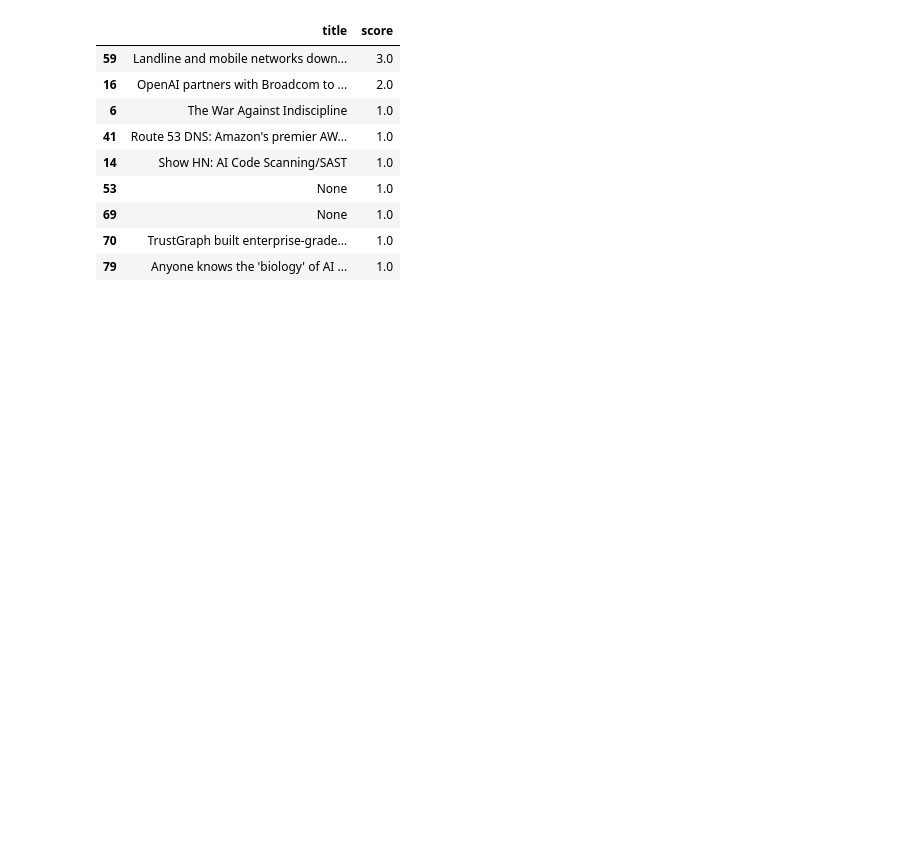
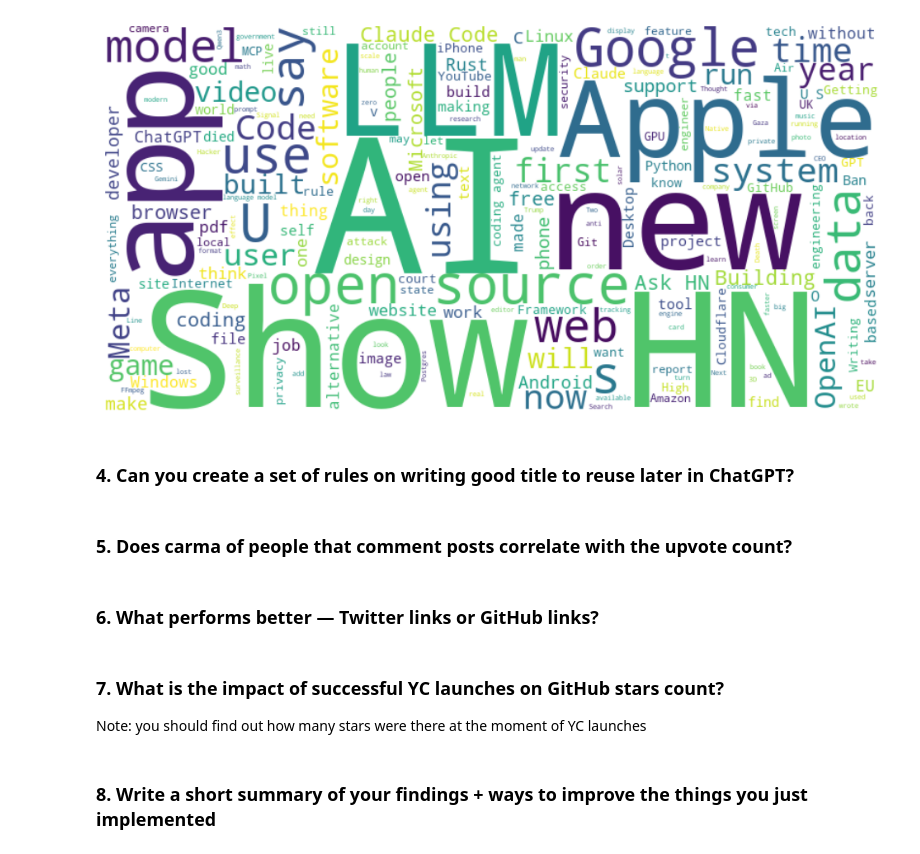
Before and after one commit to dmitrijun/hackernews_analytics, a Jupyter notebook: notebooks/eda.ipynb, the cells around one changed output. Cells and saved outputs as stored; diff of their text form; code cells hidden in the pictures; blank space fills up the shorter version.

```diff
--- a/notebooks/eda.ipynb
+++ b/notebooks/eda.ipynb
@@ -42,0 +98,3 @@ plt.show()
+# %%
+posts = items[items['type'].isin(['story', 'poll', 'job'])]
+posts.head()
@@ -90,16 +276,38 @@ Worst hours for karma (by mean): [14]
 # %%
-# Is there a best way to write a title for a post?
-items[items['type'].isin(['story', 'poll', 'job'])][['title', 'score']].sort_values(by='score', ascending=False).head(10)
+# Let's select top 1% of posts by score
+top_1_percent_threshold = posts['score'].quantile(0.99).compute()
+top_posts = posts[posts['score'] >= top_1_percent_threshold]
 
-# Outcome with full data
+with ProgressBar():
+    top_posts = top_posts.persist()
-# %% [output]
-|  | title | score |
-| 59 | Landline and mobile networks down... | 3.0 |
-| 16 | OpenAI partners with Broadcom to ... | 2.0 |
-| 6 | The War Against Indiscipline | 1.0 |
-| 41 | Route 53 DNS: Amazon's premier AW... | 1.0 |
-| 14 | Show HN: AI Code Scanning/SAST | 1.0 |
-| 53 | None | 1.0 |
-| 69 | None | 1.0 |
-| 70 | TrustGraph built enterprise-grade... | 1.0 |
-| 79 | Anyone knows the 'biology' of AI ... | 1.0 |
+# %%
+from wordcloud import WordCloud
+import matplotlib.pyplot as plt
+
+# Combine all titles into a single string
+text = ' '.join(top_posts['title'].astype(str))
+
+# Create the word cloud
+wordcloud = WordCloud(width=800, height=400,
+                      background_color='white',
+                      colormap='viridis').generate(text)
+
+# Display the word cloud
+plt.figure(figsize=(10, 5))
+plt.imshow(wordcloud, interpolation='bilinear')
+plt.axis('off')
+plt.tight_layout()
+plt.show()
+# %% [output]
+[figure, added]
+# %% [markdown]
+### 4. Can you create a set of rules on writing good title to reuse later in ChatGPT?
+# %% [markdown]
+### 5. Does carma of people that comment posts correlate with the upvote count?
+# %% [markdown]
+### 6. What performs better — Twitter links or GitHub links?
+# %% [markdown]
+### 7. What is the impact of successful YC launches on GitHub stars count?
+Note: you should find out how many stars were there at the moment of YC launches
+# %% [markdown]
+### 8. Write a short summary of your findings + ways to improve the things you just implemented
```
Also changed, not shown: parts of 21 cells of this notebook, 2 other files.
